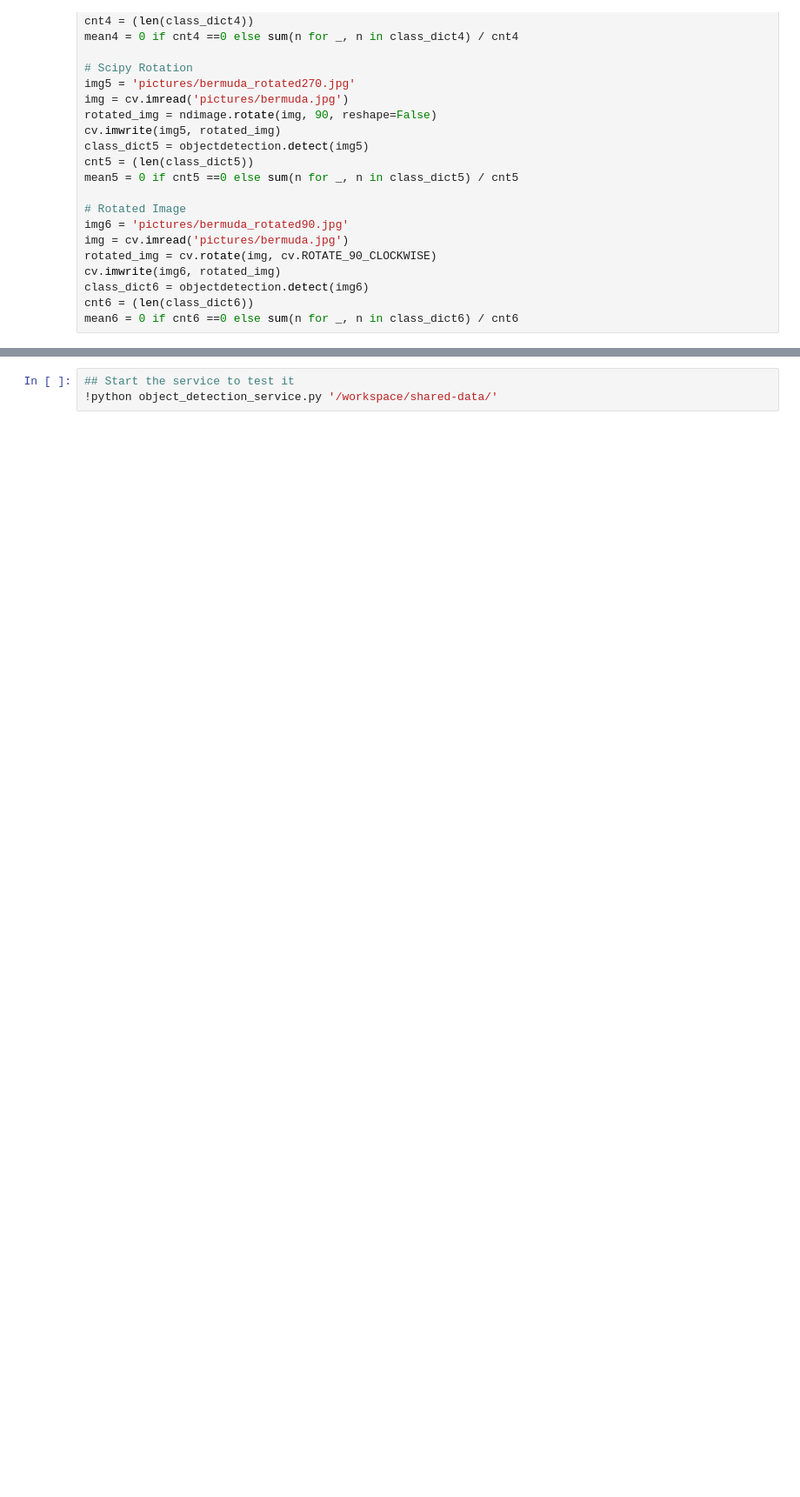
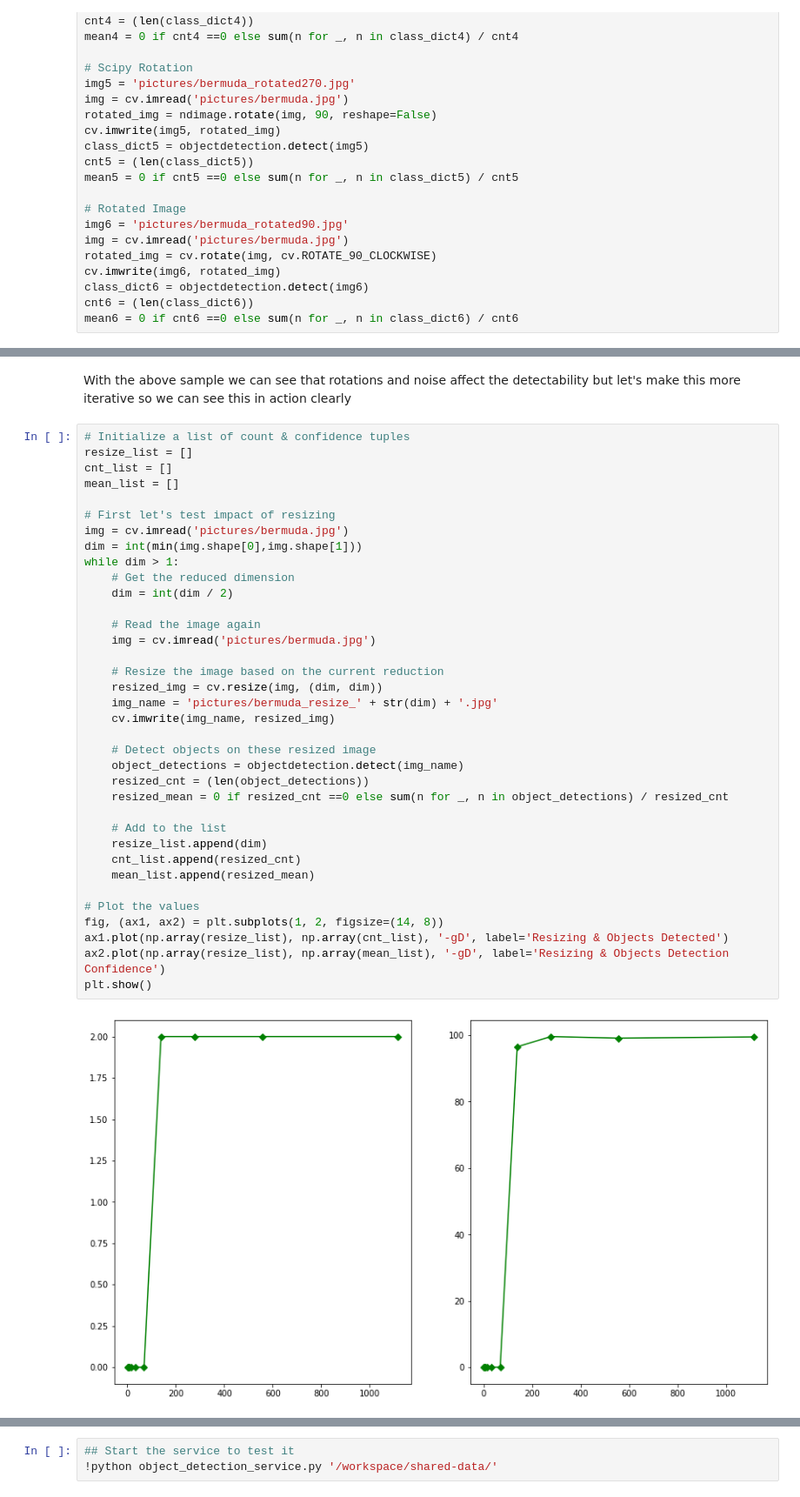
Before and after one commit to shaileshhemdev/hemdev-705.603Spring24, a Jupyter notebook: cvbasicsAssignment-main/ObjectDetection.ipynb, the cells around one changed output, grey strips where cells are left out. Shown at 87% size. Saved outputs shown, nothing was run; the diff lists cells and outputs as text; blank space fills up the shorter version.

```diff
--- a/cvbasicsAssignment-main/ObjectDetection.ipynb
+++ b/cvbasicsAssignment-main/ObjectDetection.ipynb
@@ -307,0 +330,40 @@ plt.show()
+# %% [markdown]
+With the above sample we can see that rotations and noise affect the detectability but let's make this more iterative so we can see this in action clearly
+# %%
+# Initialize a list of count & confidence tuples
+resize_list = []
+cnt_list = []
+mean_list = []
+
+# First let's test impact of resizing
+img = cv.imread('pictures/bermuda.jpg')
+dim = int(min(img.shape[0],img.shape[1]))
+while dim > 1:
+    # Get the reduced dimension
+    dim = int(dim / 2)
+
+    # Read the image again
+    img = cv.imread('pictures/bermuda.jpg')
+
+    # Resize the image based on the current reduction
+    resized_img = cv.resize(img, (dim, dim))
+    img_name = 'pictures/bermuda_resize_' + str(dim) + '.jpg'
+    cv.imwrite(img_name, resized_img)
+
+    # Detect objects on these resized image
+    object_detections = objectdetection.detect(img_name)
+    resized_cnt = (len(object_detections))
+    resized_mean = 0 if resized_cnt ==0 else sum(n for _, n in object_detections) / resized_cnt
+
+    # Add to the list
+    resize_list.append(dim)
+    cnt_list.append(resized_cnt)
+    mean_list.append(resized_mean)
+
+# Plot the values
+fig, (ax1, ax2) = plt.subplots(1, 2, figsize=(14, 8))
+ax1.plot(np.array(resize_list), np.array(cnt_list), '-gD', label='Resizing & Objects Detected')
+ax2.plot(np.array(resize_list), np.array(mean_list), '-gD', label='Resizing & Objects Detection Confidence')
+plt.show()
+# %% [output]
+[figure, added]
```
Also changed, not shown: parts of 17 cells of this notebook, 32 other files.
